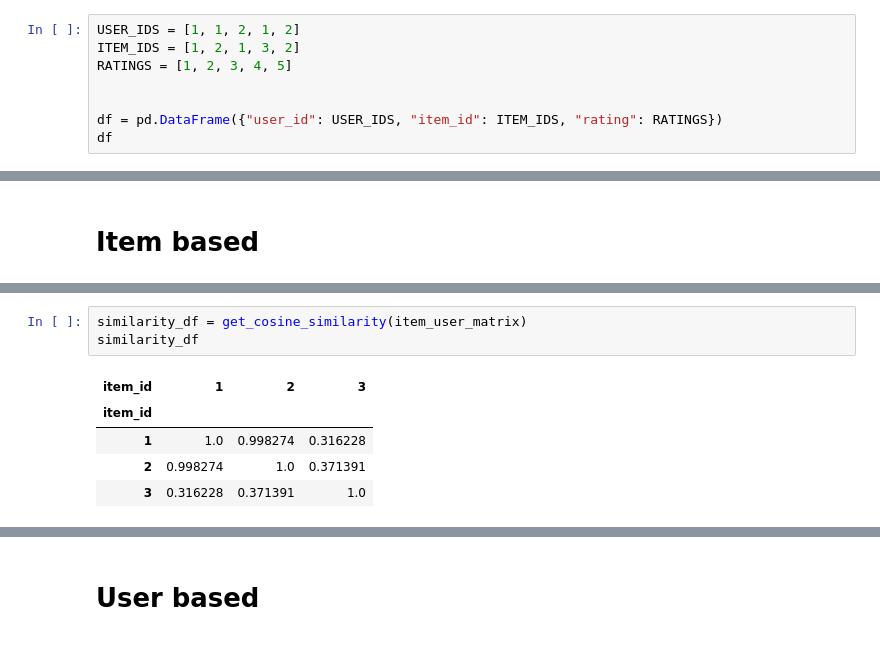
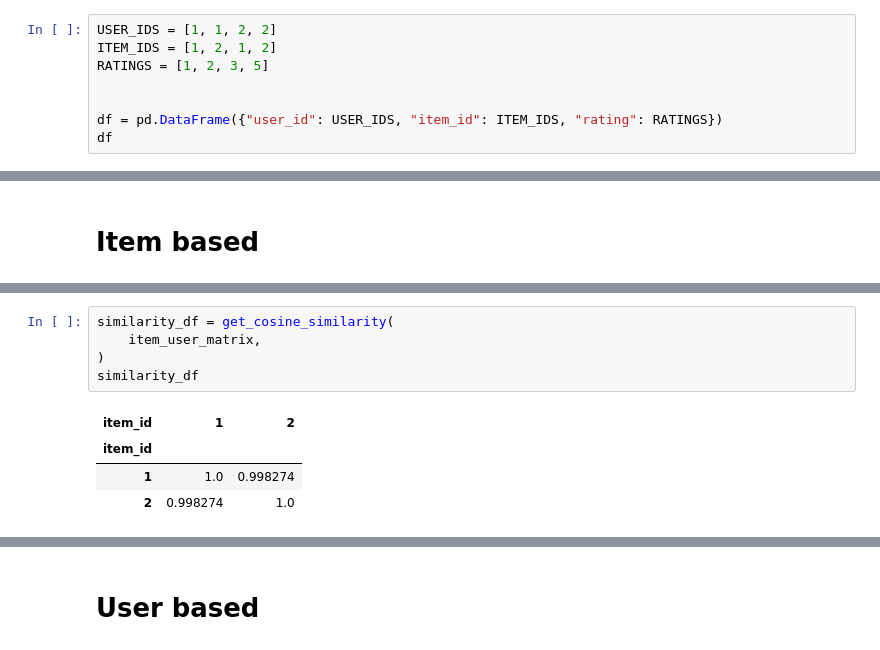
Before and after one commit to thanasissdr/ML, a Jupyter notebook: recommendation-engine/collaborative_filtering_item_based.ipynb, the cells around one changed output, grey strips where cells are left out. Drawn from its saved outputs; the diff is of its cells as text.

```diff
--- a/recommendation-engine/collaborative_filtering_item_based.ipynb
+++ b/recommendation-engine/collaborative_filtering_item_based.ipynb
@@ -15,9 +15,9 @@ from surprise import Dataset, KNNBasic, Reader
 # %% [markdown]
 # Data
 # %%
-USER_IDS = [1, 1, 2, 1, 2]
-ITEM_IDS = [1, 2, 1, 3, 2]
-RATINGS = [1, 2, 3, 4, 5]
+USER_IDS = [1, 1, 2, 2]
+ITEM_IDS = [1, 2, 1, 2]
+RATINGS = [1, 2, 3, 5]
 
 
 df = pd.DataFrame({"user_id": USER_IDS, "item_id": ITEM_IDS, "rating": RATINGS})
@@ -88,13 +86,14 @@ def get_cosine_similarity(df: pd.DataFrame) -> pd.DataFrame:
 # %% [output]
 [interactive output not drawn]
 # %%
-similarity_df = get_cosine_similarity(item_user_matrix)
+similarity_df = get_cosine_similarity(
+    item_user_matrix,
+)
 similarity_df
 # %% [output]
-| item_id | 1 | 2 | 3 |
-| item_id |  |  |  |
-| 1 | 1.0 | 0.998274 | 0.316228 |
-| 2 | 0.998274 | 1.0 | 0.371391 |
-| 3 | 0.316228 | 0.371391 | 1.0 |
+| item_id | 1 | 2 |
+| item_id |  |  |
+| 1 | 1.0 | 0.998274 |
+| 2 | 0.998274 | 1.0 |
 [interactive output not drawn]
 # %%
```
Also changed, not shown: parts of 12 cells of this notebook.
